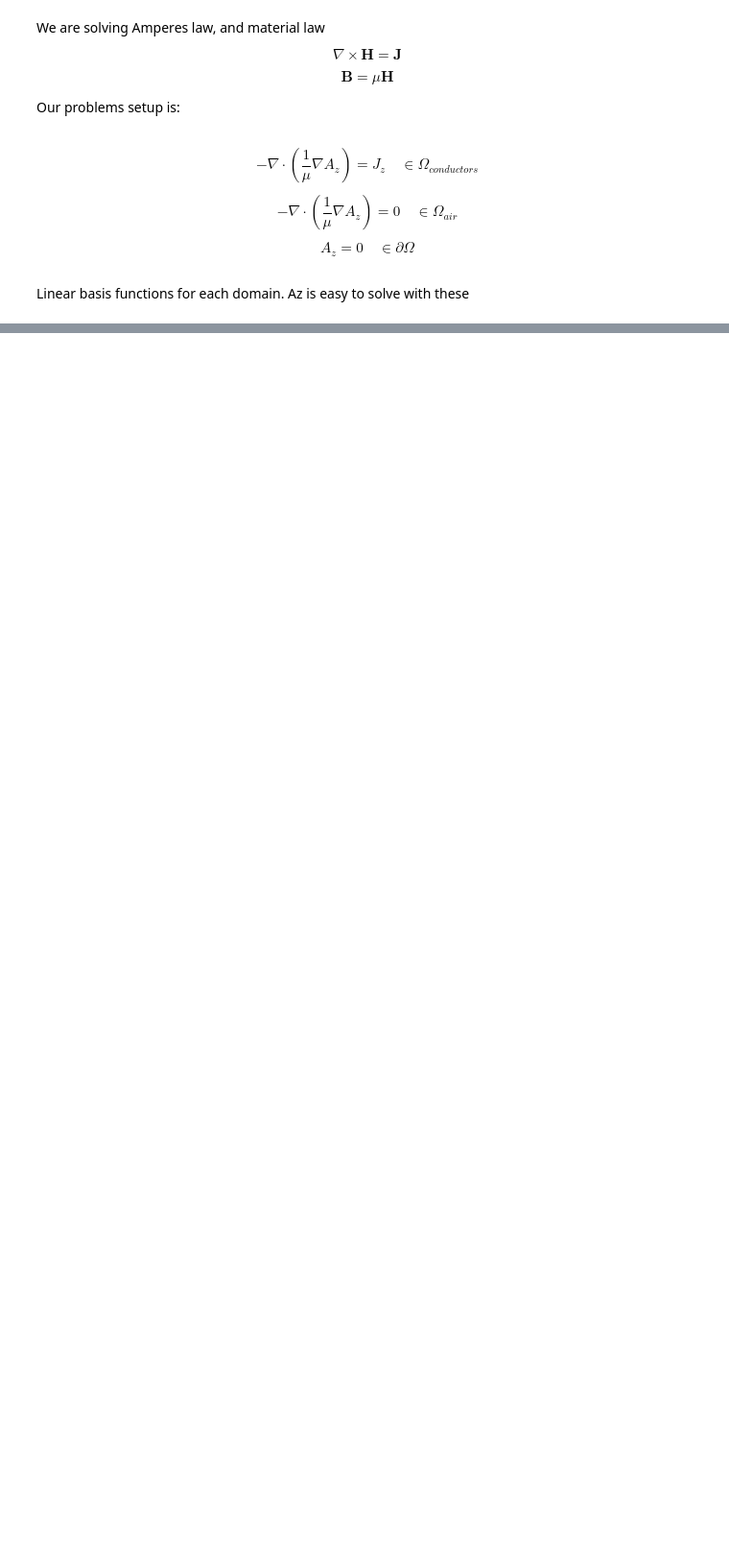
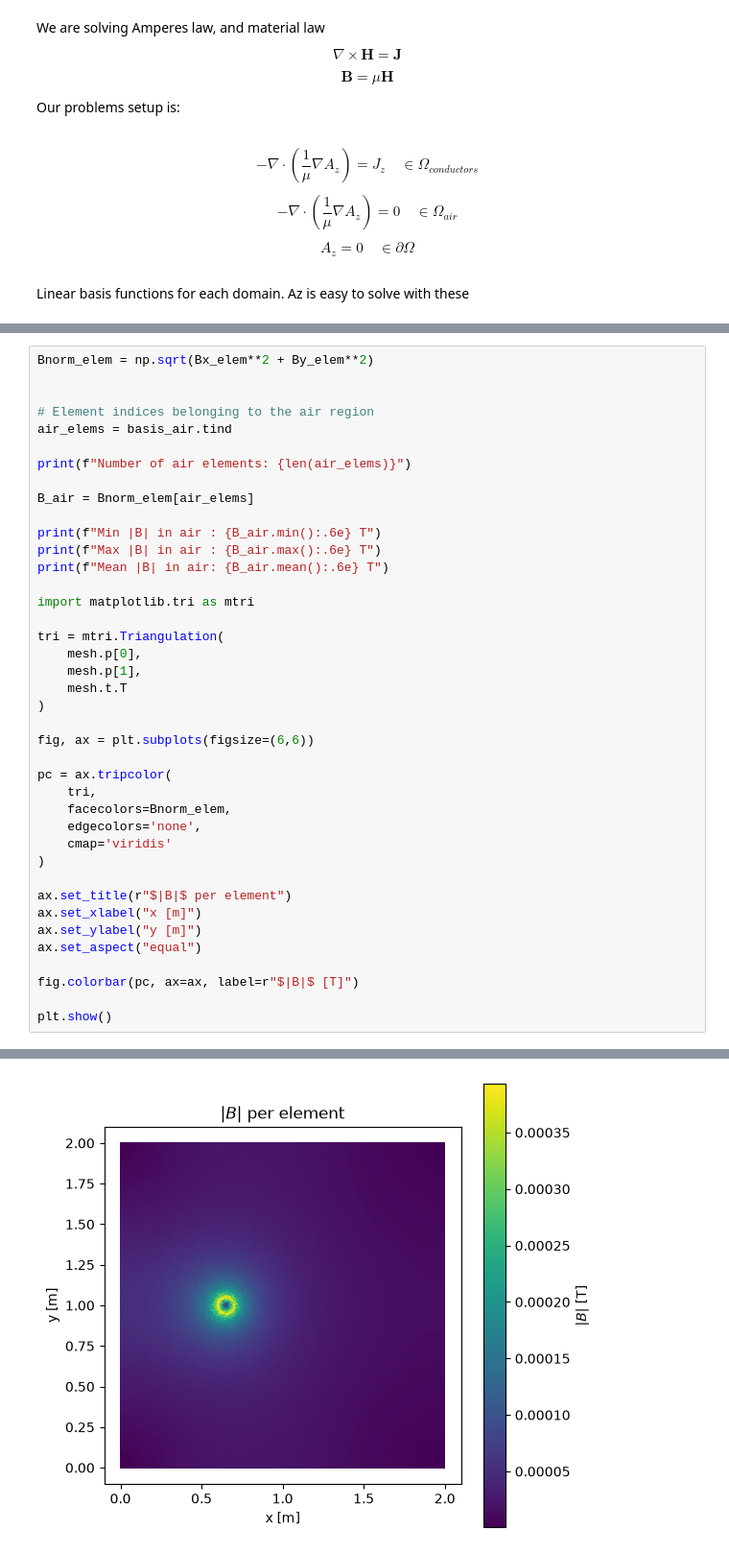
Before and after one commit to VerttiAalto100/computational-electromagnetics, a Jupyter notebook: notebooks/force_between_conductors.ipynb, the cells around one changed output, grey strips where cells are left out. Shown at 96% size. Cells and saved outputs as stored; diff of their text form; blank space fills up the shorter version.

```diff
--- a/notebooks/force_between_conductors.ipynb
+++ b/notebooks/force_between_conductors.ipynb
@@ -156,0 +295,41 @@ b +=  rhs.assemble(basis_air, J = J_air)
+# %%
+Bnorm_elem = np.sqrt(Bx_elem**2 + By_elem**2)
+
+
+# Element indices belonging to the air region
+air_elems = basis_air.tind
+
+print(f"Number of air elements: {len(air_elems)}")
+
+B_air = Bnorm_elem[air_elems]
+
+print(f"Min |B| in air : {B_air.min():.6e} T")
+print(f"Max |B| in air : {B_air.max():.6e} T")
+print(f"Mean |B| in air: {B_air.mean():.6e} T")
+
+import matplotlib.tri as mtri
+
+tri = mtri.Triangulation(
+    mesh.p[0],
+    mesh.p[1],
+    mesh.t.T
+)
+
+fig, ax = plt.subplots(figsize=(6,6))
+
+pc = ax.tripcolor(
+    tri,
+    facecolors=Bnorm_elem,
+    edgecolors='none',
+    cmap='viridis'
+)
+
+ax.set_title(r"$|B|$ per element")
+ax.set_xlabel("x [m]")
+ax.set_ylabel("y [m]")
+ax.set_aspect("equal")
+
+fig.colorbar(pc, ax=ax, label=r"$|B|$ [T]")
+
+plt.show()
+# %% [output]
@@ -156,0 +340 @@ b +=  rhs.assemble(basis_air, J = J_air)
+[figure, added]
```
Also changed, not shown: parts of 23 cells of this notebook.
